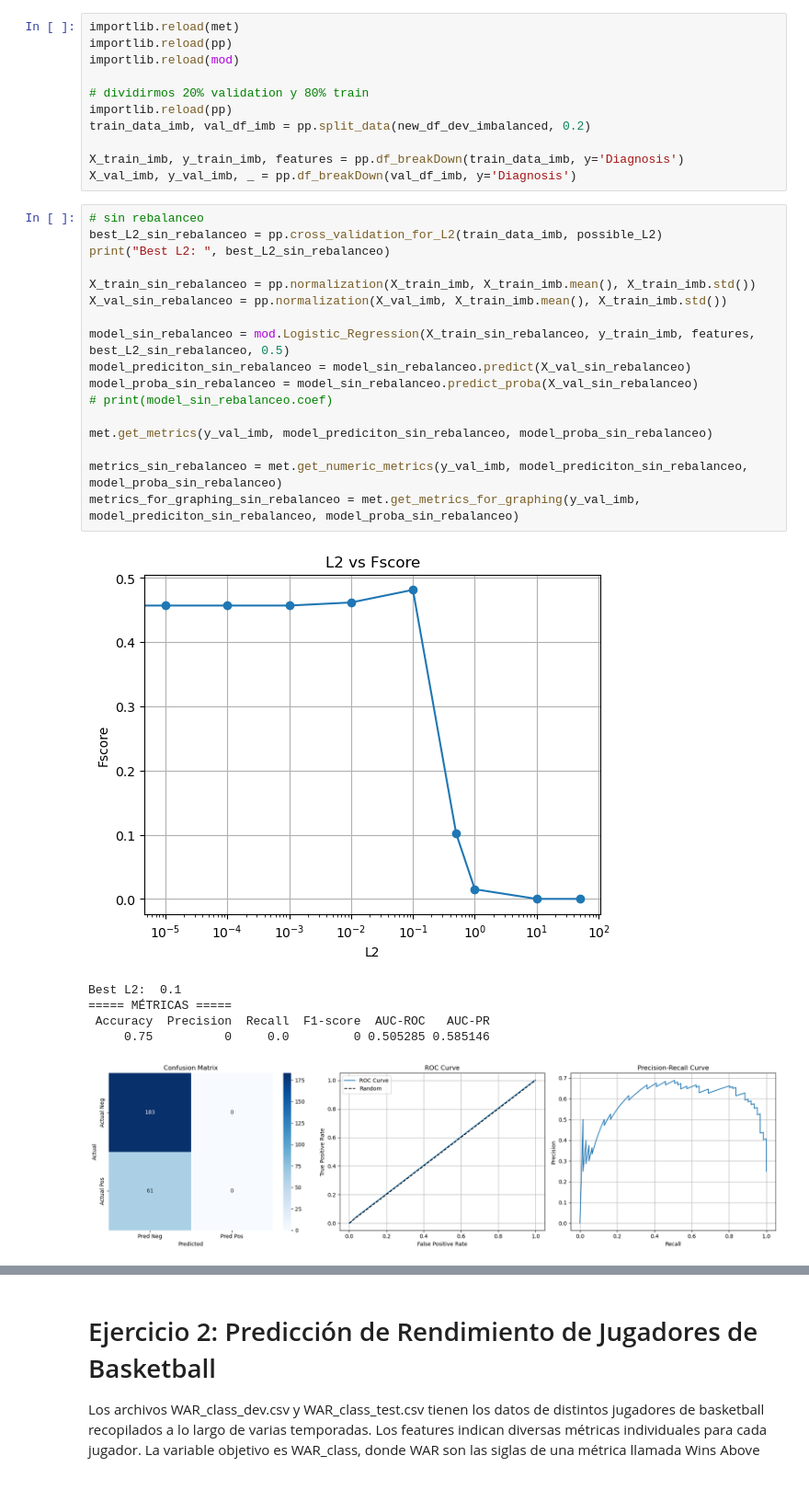
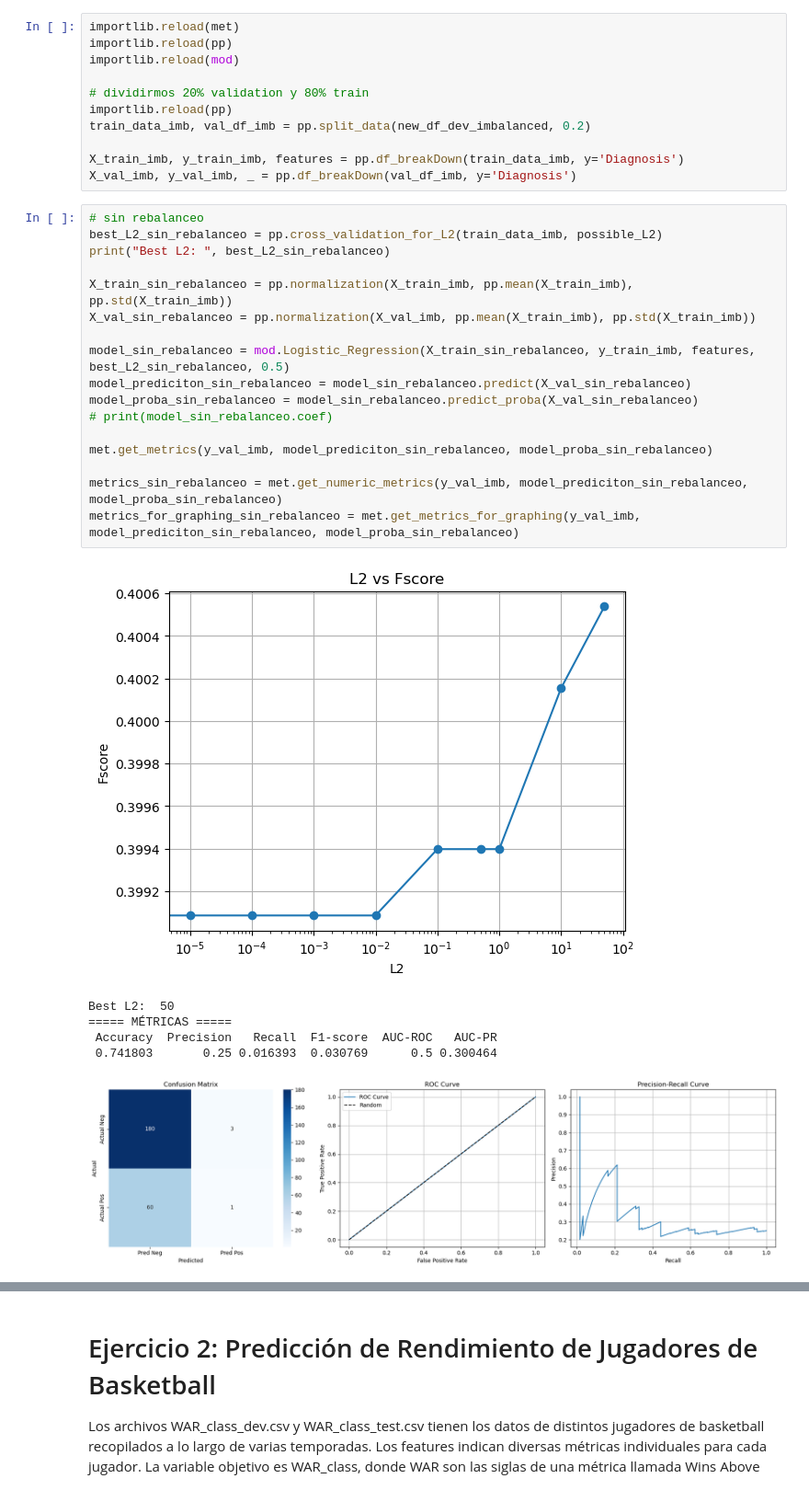
Before and after one commit to felicitasmarolda/MLyDL_TPs, a Jupyter notebook: Marolda_Felicitas_TP2/Marolda_Felicitas_Notebook_TP2.ipynb, the cells around one changed output, grey strips where cells are left out. Shown at 92% size. Drawn from its saved outputs; the diff is of its cells as text.

```diff
--- a/Marolda_Felicitas_TP2/Marolda_Felicitas_Notebook_TP2.ipynb
+++ b/Marolda_Felicitas_TP2/Marolda_Felicitas_Notebook_TP2.ipynb
@@ -278,27 +278,27 @@ X_val_imb, y_val_imb, _ = pp.df_breakDown(val_df_imb, y='Diagnosis')
 # %%
 # sin rebalanceo
 best_L2_sin_rebalanceo = pp.cross_validation_for_L2(train_data_imb, possible_L2)
 print("Best L2: ", best_L2_sin_rebalanceo)
 
-X_train_sin_rebalanceo = pp.normalization(X_train_imb, X_train_imb.mean(), X_train_imb.std())
-X_val_sin_rebalanceo = pp.normalization(X_val_imb, X_train_imb.mean(), X_train_imb.std())
+X_train_sin_rebalanceo = pp.normalization(X_train_imb, pp.mean(X_train_imb), pp.std(X_train_imb))
+X_val_sin_rebalanceo = pp.normalization(X_val_imb, pp.mean(X_train_imb), pp.std(X_train_imb))
 
 model_sin_rebalanceo = mod.Logistic_Regression(X_train_sin_rebalanceo, y_train_imb, features, best_L2_sin_rebalanceo, 0.5)
 model_prediciton_sin_rebalanceo = model_sin_rebalanceo.predict(X_val_sin_rebalanceo)
 model_proba_sin_rebalanceo = model_sin_rebalanceo.predict_proba(X_val_sin_rebalanceo)
 # print(model_sin_rebalanceo.coef)
 
 met.get_metrics(y_val_imb, model_prediciton_sin_rebalanceo, model_proba_sin_rebalanceo)
 
 metrics_sin_rebalanceo = met.get_numeric_metrics(y_val_imb, model_prediciton_sin_rebalanceo, model_proba_sin_rebalanceo)
 metrics_for_graphing_sin_rebalanceo = met.get_metrics_for_graphing(y_val_imb, model_prediciton_sin_rebalanceo, model_proba_sin_rebalanceo)
 # %% [output]
-[figure, old version]
+[figure, new version]
-Best L2:  0.1
+Best L2:  50
 ===== MÉTRICAS =====
- Accuracy  Precision  Recall  F1-score  AUC-ROC   AUC-PR
-     0.75          0     0.0         0 0.505285 0.585146
+ Accuracy  Precision   Recall  F1-score  AUC-ROC   AUC-PR
+ 0.741803       0.25 0.016393  0.030769      0.5 0.300464
-[figure, old version]
+[figure, new version]
 # %%
 # Undersampling: eliminar muestras de la clase mayoritaria de manera aleatoria hasta que ambas clases tengan igual proporción.
 importlib.reload(pp)
```
Also changed, not shown: parts of 10 cells of this notebook, 2 other files.
